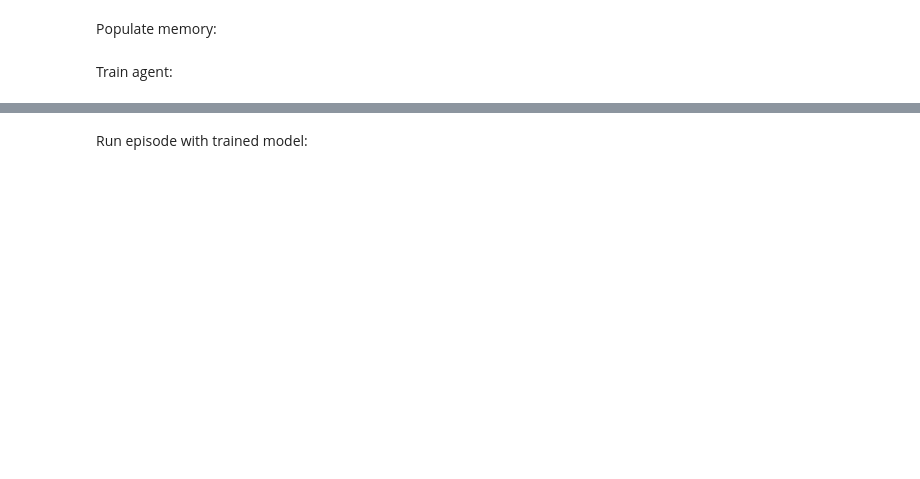
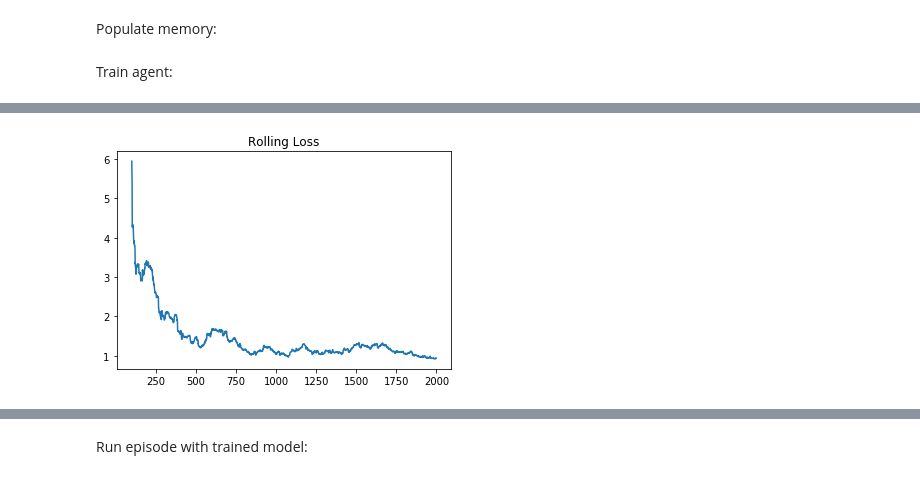
Before and after one commit to alexkapele/stocks_rl, a Jupyter notebook: stocks_RL.ipynb, the cells around one changed output, grey strips where cells are left out. Saved outputs shown, nothing was run; the diff lists cells and outputs as text; code cells hidden in the pictures; blank space fills up the shorter version.

```diff
--- a/stocks_RL.ipynb
+++ b/stocks_RL.ipynb
@@ -426,0 +443,8 @@ plt.show()
+# %%
+ep,reward = zip(*loss_list)
+loss = pd.DataFrame(list(loss))
+plt.plot(ep[:],loss.rolling(100).mean())
+plt.title('Rolling Loss')
+plt.show()
+# %% [output]
+[figure, added]
```
Also changed, not shown: parts of 21 cells of this notebook.
